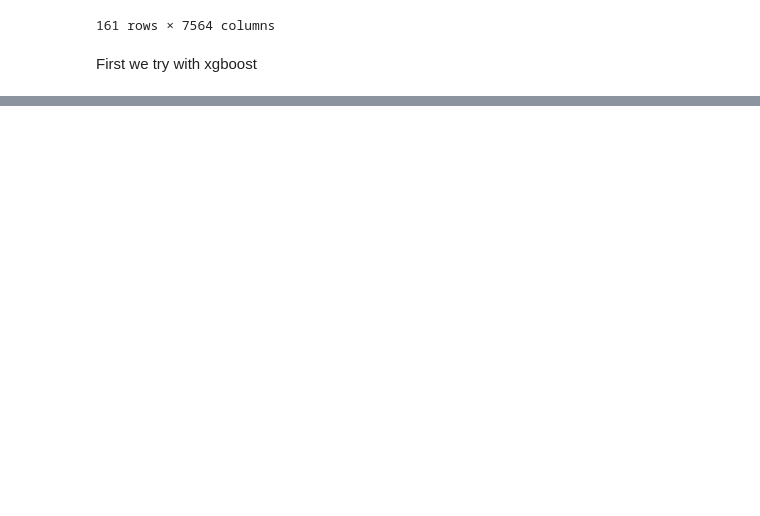
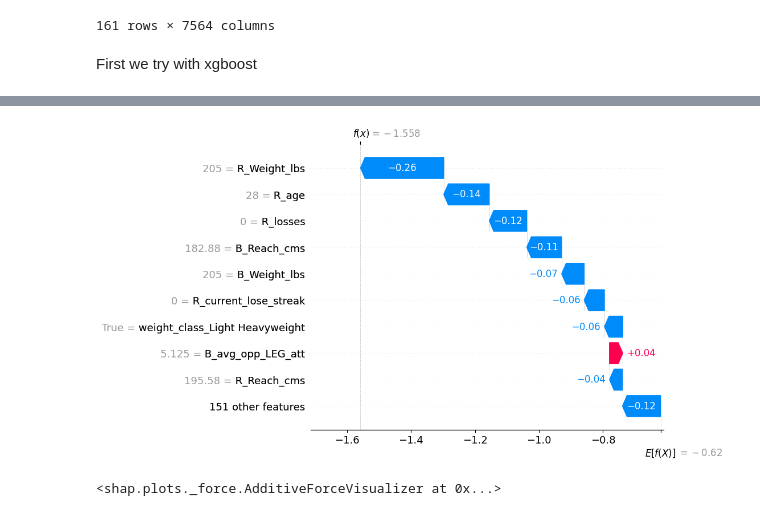
Before and after one commit to 99kishan/DS-UoN-Sports-ML-bhamidipati, a Jupyter notebook: SHAP_values.ipynb, the cells around one changed output, grey strips where cells are left out. Drawn from its saved outputs; the diff is of its cells as text; code cells hidden in the pictures; blank space fills up the shorter version.

```diff
--- a/SHAP_values.ipynb
+++ b/SHAP_values.ipynb
@@ -101,0 +106,12 @@ shap.summary_plot(shap_values_xgb, X_test, max_display=X_test.shape[1])
+# %%
+#waterfall plot for shap values
+
+shap.plots.waterfall(shap_values_xgb[78])
+# %% [output]
+[figure, added]
+# %%
+#force plot for shap values
+
+shap.plots.force(shap_values_xgb[0])
+# %% [output]
+<shap.plots._force.AdditiveForceVisualizer at 0x...>
```
Also changed, not shown: parts of 10 cells of this notebook, 2 other files.
